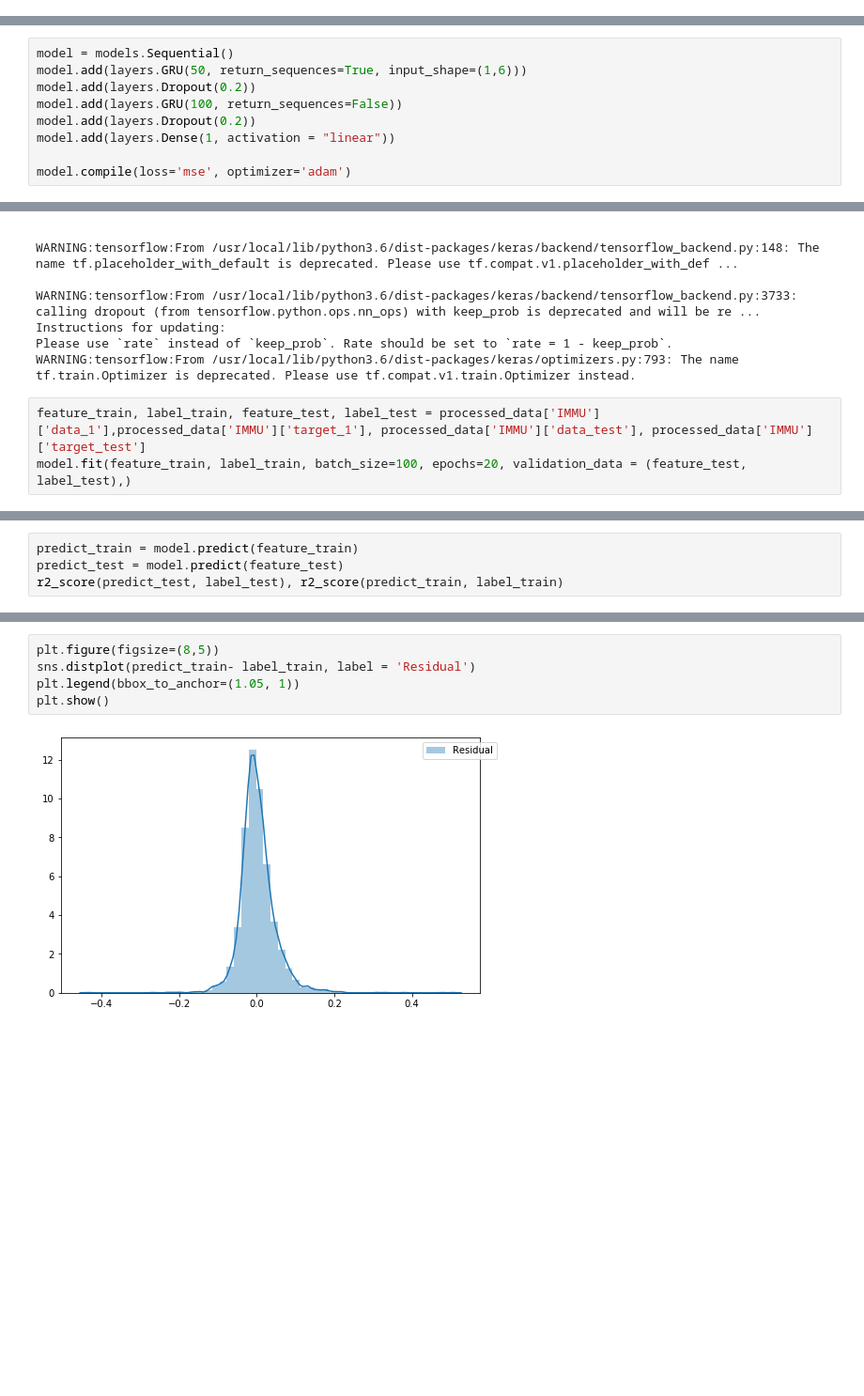
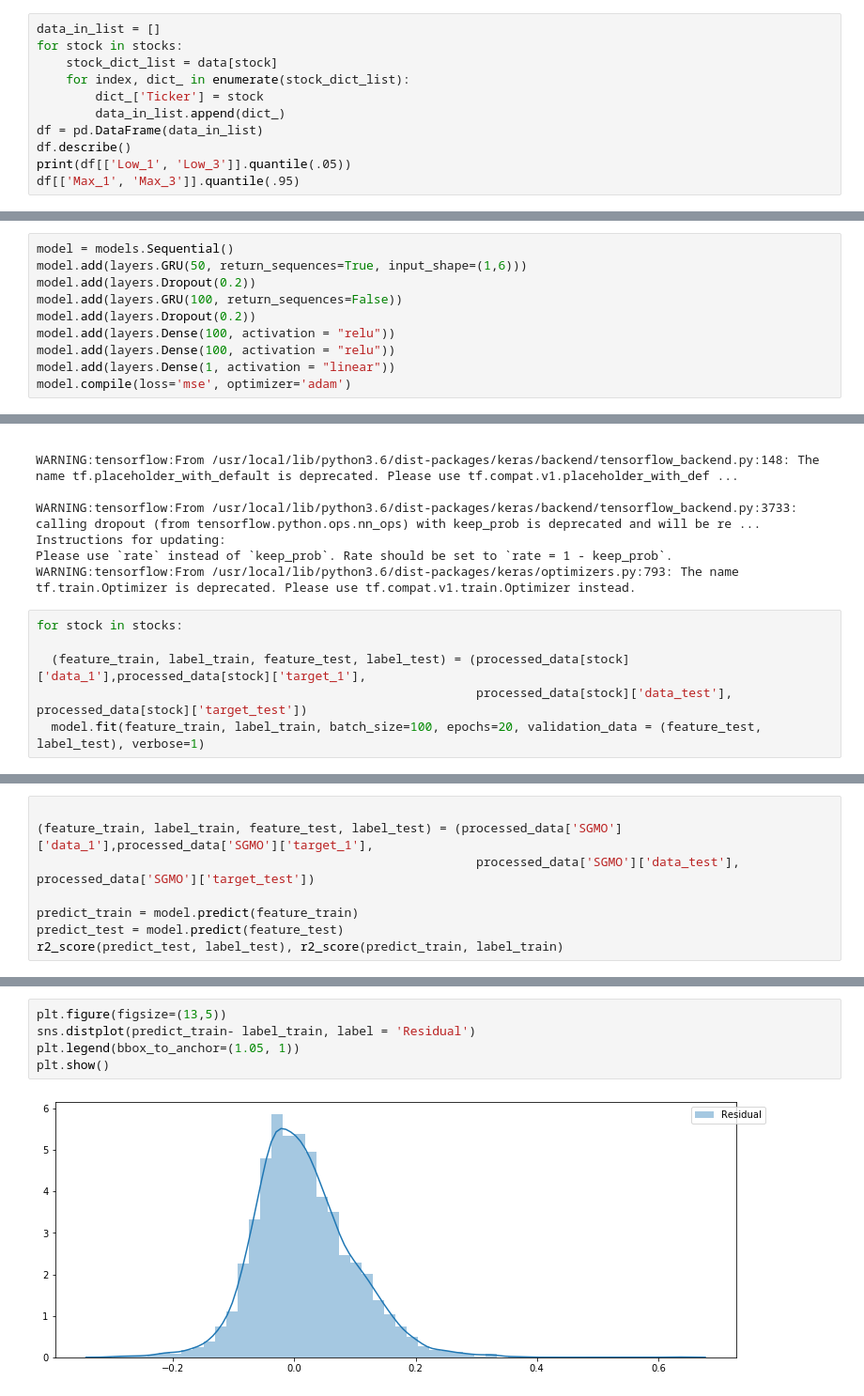
Before and after one commit to menach123/Stock-Prediction-for-Small-Biotech-Companies-GRU-RNN-with-Regression-Output-, a Jupyter notebook: data_retrieval.ipynb, the cells around one changed output, grey strips where cells are left out. Shown at 94% size. Drawn from its saved outputs; the diff is of its cells as text; blank space fills up the shorter version.

```diff
--- a/data_retrieval.ipynb
+++ b/data_retrieval.ipynb
@@ -159,0 +161,11 @@ for stock in stocks:
+# %%
+data_in_list = []
+for stock in stocks:
+    stock_dict_list = data[stock]
+    for index, dict_ in enumerate(stock_dict_list):
+        dict_['Ticker'] = stock
+        data_in_list.append(dict_)
+df = pd.DataFrame(data_in_list)
+df.describe()
+print(df[['Low_1', 'Low_3']].quantile(.05))
+df[['Max_1', 'Max_3']].quantile(.95)
@@ -194,8 +213,9 @@ model.add(layers.GRU(50, return_sequences=True, input_shape=(1,6)))
 model.add(layers.Dropout(0.2))
 model.add(layers.GRU(100, return_sequences=False))
 model.add(layers.Dropout(0.2))
+model.add(layers.Dense(100, activation = "relu"))
+model.add(layers.Dense(100, activation = "relu"))
 model.add(layers.Dense(1, activation = "linear"))
-
 model.compile(loss='mse', optimizer='adam')
 # %% [output]
 WARNING:tensorflow:From /usr/local/lib/python3.6/dist-packages/keras/backend/tensorflow_backend.py:66: The name tf.get_default_graph is deprecated. Please use tf.compat.v1.get_default_graph instead.
@@ -211,8 +231,11 @@ Instructions for updating:
 Please use `rate` instead of `keep_prob`. Rate should be set to `rate = 1 - keep_prob`.
 WARNING:tensorflow:From /usr/local/lib/python3.6/dist-packages/keras/optimizers.py:793: The name tf.train.Optimizer is deprecated. Please use tf.compat.v1.train.Optimizer instead.
 # %%
-feature_train, label_train, feature_test, label_test = processed_data['IMMU']['data_1'],processed_data['IMMU']['target_1'], processed_data['IMMU']['data_test'], processed_data['IMMU']['target_test']
-model.fit(feature_train, label_train, batch_size=100, epochs=20, validation_data = (feature_test, label_test),)
+for stock in stocks:
+
+  (feature_train, label_train, feature_test, label_test) = (processed_data[stock]['data_1'],processed_data[stock]['target_1'],
+                                                            processed_data[stock]['data_test'], processed_data[stock]['target_test'])
+  model.fit(feature_train, label_train, batch_size=100, epochs=20, validation_data = (feature_test, label_test), verbose=1)
 # %% [output]
 WARNING:tensorflow:From /usr/local/lib/python3.6/dist-packages/tensorflow_core/python/ops/math_grad.py:1424: where (from tensorflow.python.ops.array_ops) is deprecated and will be removed in a future  ...
 Instructions for updating:
@@ -244,4 +267,8 @@ plt.show()
 # %%
+
+(feature_train, label_train, feature_test, label_test) = (processed_data['SGMO']['data_1'],processed_data['SGMO']['target_1'],
+                                                            processed_data['SGMO']['data_test'], processed_data['SGMO']['target_test'])
+
 predict_train = model.predict(feature_train)
 predict_test = model.predict(feature_test)
 r2_score(predict_test, label_test), r2_score(predict_train, label_train)
@@ -257,7 +284,7 @@ plt.show()
 # %%
-plt.figure(figsize=(8,5))
+plt.figure(figsize=(13,5))
 sns.distplot(predict_train- label_train, label = 'Residual')
 plt.legend(bbox_to_anchor=(1.05, 1))
 plt.show()
 # %% [output]
-[figure, old version]
+[figure, new version]
```
Also changed, not shown: parts of 13 cells of this notebook.
